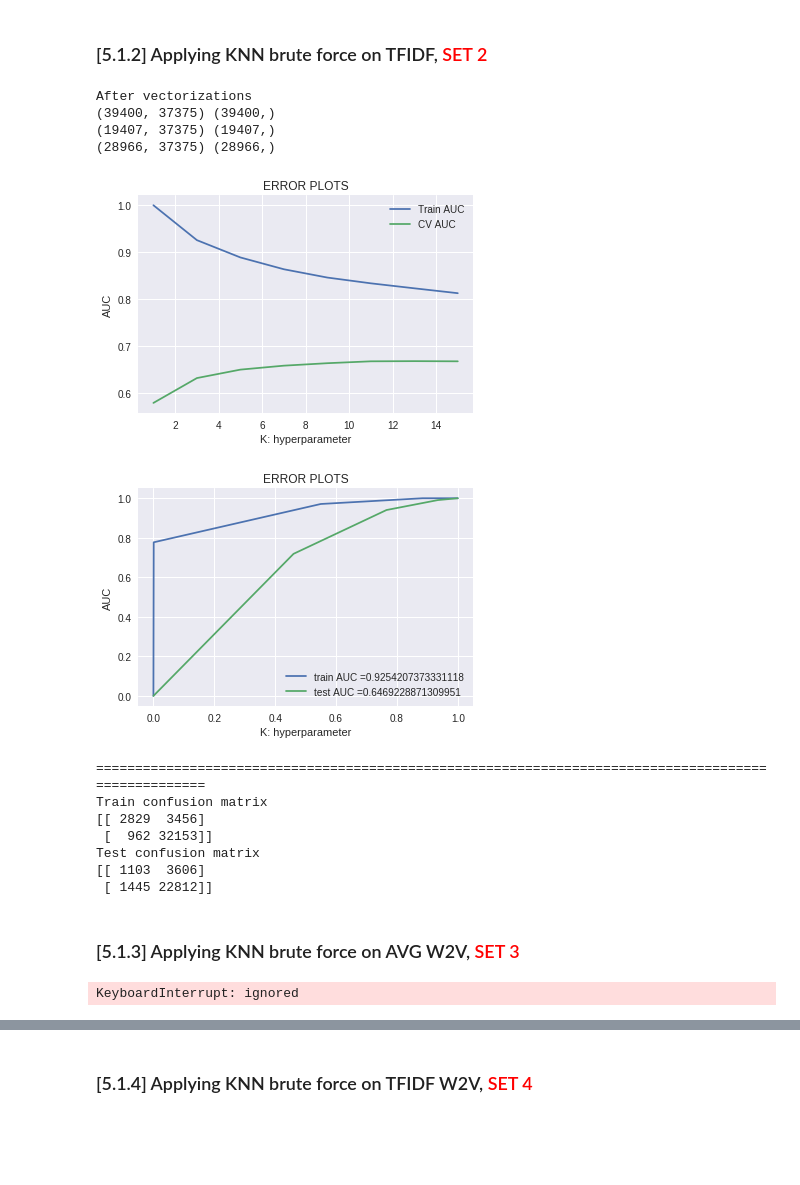
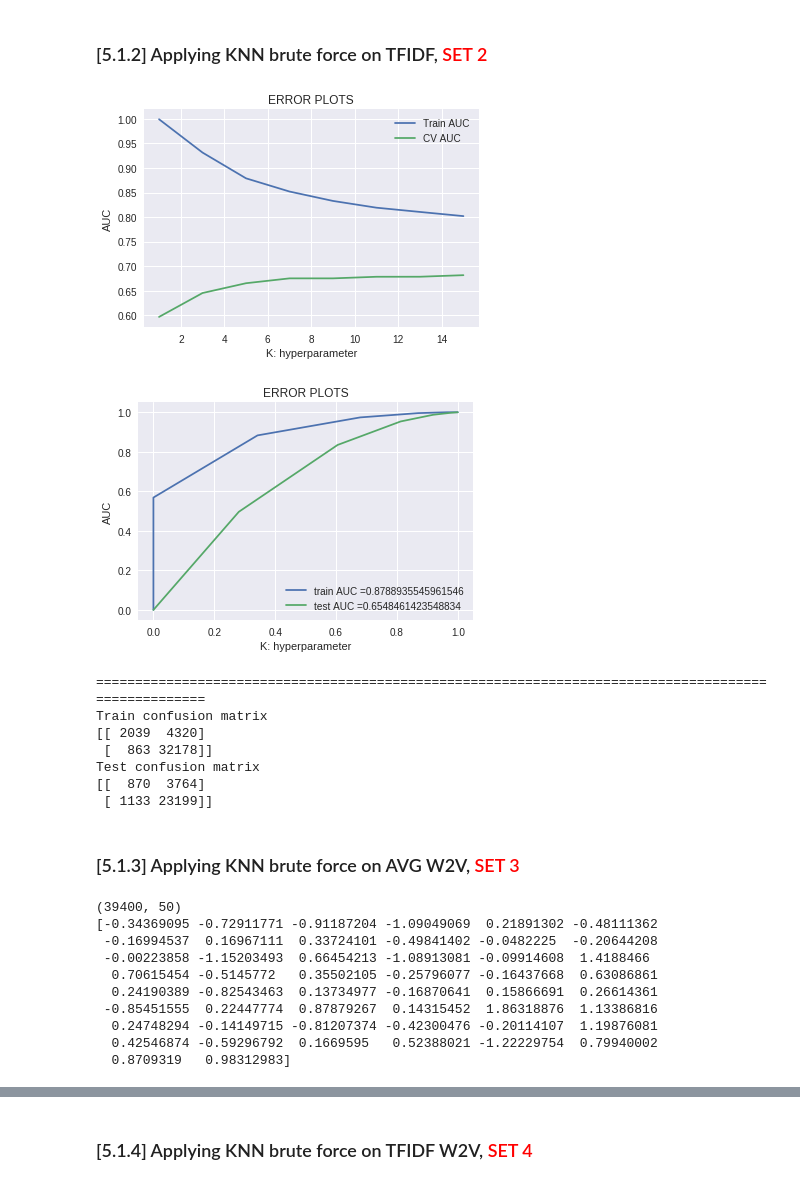
Before and after one commit to gopalkalpande/Assignments_ML, a Jupyter notebook: KNN.ipynb, the cells around one changed output, grey strips where cells are left out. Cells and saved outputs as stored; diff of their text form; code cells hidden in the pictures; blank space fills up the shorter version.

```diff
--- a/KNN.ipynb
+++ b/KNN.ipynb
@@ -118,7 +124,7 @@ con = sqlite3.connect('database.sqlite')
 # filtered_data = pd.read_sql_query(""" SELECT * FROM Reviews WHERE Score != 3 LIMIT 500000""", con)
 # for tsne assignment you can take 5k data points
 
-filtered_data = pd.read_sql_query(""" SELECT * FROM Reviews WHERE Score != 3 LIMIT 100000""", con)
+filtered_data = pd.read_sql_query(" SELECT * FROM Reviews WHERE Score != 3 LIMIT 100000", con)
 
 # Give reviews with Score>3 a positive rating(1), and reviews with a score<3 a negative rating(0).
 def partition(x):
@@ -706,7 +708,7 @@ train_auc = []
 cv_auc = []
 K = [1, 3, 5, 7, 9, 11, 13, 15]
 for i in K:
-    neigh = KNeighborsClassifier(n_neighbors=i)
+    neigh = KNeighborsClassifier(n_neighbors=i, algorithm = 'brute')
     neigh.fit(X_train_bow, y_train)
     # roc_auc_score(y_true, y_score) the 2nd parameter should be probability estimates of the positive class
     # not the predicted outputs
@@ -717,7 +719,9 @@ for i in K:
     cv_auc.append(roc_auc_score(y_cv, y_cv_pred))
 
 plt.plot(K, train_auc, label='Train AUC')
+plt.scatter(K, train_auc, label='Train AUC')
 plt.plot(K, cv_auc, label='CV AUC')
+plt.scatter(K, cv_auc, label='CV AUC')
 plt.legend()
 plt.xlabel("K: hyperparameter")
 plt.ylabel("AUC")
@@ -728,10 +732,10 @@ plt.show()
 # %%
-best_k = 3
+best_k = 5
 # %%
 from sklearn.metrics import roc_curve, auc
 
 
-neigh = KNeighborsClassifier(n_neighbors=best_k)
+neigh = KNeighborsClassifier(n_neighbors=best_k, algorithm = 'brute')
 neigh.fit(X_train_bow, y_train)
 # roc_auc_score(y_true, y_score) the 2nd parameter should be probability estimates of the positive class
 # not the predicted outputs
@@ -780,11 +784,6 @@ print("After vectorizations")
 print(X_train_tfidf.shape, y_train.shape)
 print(X_cv_tfidf.shape, y_cv.shape)
 print(X_test_tfidf.shape, y_test.shape)
-# %% [output]
-After vectorizations
-(39400, 37375) (39400,)
-(19407, 37375) (19407,)
-(28966, 37375) (28966,)
 # %%
 from sklearn.neighbors import KNeighborsClassifier
 from sklearn.metrics import roc_auc_score
@@ -794,33 +793,33 @@ y_true : array, shape = [n_samples] or [n_samples, n_classes]
 True binary labels or binary label indicators.
 
 y_score : array, shape = [n_samples] or [n_samples, n_classes]
 Target scores, can either be probability estimates of the positive class, confidence values, or non-thresholded measure of
 decisions (as returned by “decision_function” on some classifiers).
 For binary y_true, y_score is supposed to be the score of the class with greater label.
 
 """
 
 train_auc = []
 cv_auc = []
 K = [1, 3, 5, 7, 9, 11, 13, 15]
 for i in K:
-    neigh = KNeighborsClassifier(n_neighbors=i)
+    neigh = KNeighborsClassifier(n_neighbors=i, algorithm = 'brute')
     neigh.fit(X_train_tfidf, y_train)
     # roc_auc_score(y_true, y_score) the 2nd parameter should be probability estimates of the positive class
     # not the predicted outputs
     y_train_pred =  neigh.predict_proba(X_train_tfidf)[:,1]
     y_cv_pred =  neigh.predict_proba(X_cv_tfidf)[:,1]
 
     train_auc.append(roc_auc_score(y_train,y_train_pred))
     cv_auc.append(roc_auc_score(y_cv, y_cv_pred))
 
 plt.plot(K, train_auc, label='Train AUC')
 plt.plot(K, cv_auc, label='CV AUC')
 plt.legend()
 plt.xlabel("K: hyperparameter")
 plt.ylabel("AUC")
 plt.title("ERROR PLOTS")
 plt.show()
 # %% [output]
-[figure, old version]
+[figure, new version]
 # %%
@@ -829,7 +828,7 @@ best_k = 3
 from sklearn.metrics import roc_curve, auc
 
 
-neigh = KNeighborsClassifier(n_neighbors=best_k)
+neigh = KNeighborsClassifier(n_neighbors=best_k, algorithm = 'brute')
 neigh.fit(X_train_tfidf, y_train)
 # roc_auc_score(y_true, y_score) the 2nd parameter should be probability estimates of the positive class
 # not the predicted outputs
@@ -853,13 +852,13 @@ print(confusion_matrix(y_train, neigh.predict(X_train_tfidf)))
 print("Test confusion matrix")
 print(confusion_matrix(y_test, neigh.predict(X_test_tfidf)))
 # %% [output]
-[figure, old version]
+[figure, new version]
 ====================================================================================================
 Train confusion matrix
-[[ 2829  3456]
- [  962 32153]]
+[[ 2039  4320]
+ [  863 32178]]
 Test confusion matrix
-[[ 1103  3606]
- [ 1445 22812]]
+[[  870  3764]
+ [ 1133 23199]]
 # %% [markdown]
 ### [5.1.3] Applying KNN brute force on AVG W2V,<font color='red'> SET 3</font>
@@ -884,7 +888,16 @@ X_train_avg_w2v = np.array(sent_vectors_train)
 print(X_train_avg_w2v.shape)
 print(X_train_avg_w2v[0])
 # %% [output]
-KeyboardInterrupt: ignored
+(39400, 50)
+[-0.34369095 -0.72911771 -0.91187204 -1.09049069  0.21891302 -0.48111362
+ -0.16994537  0.16967111  0.33724101 -0.49841402 -0.0482225  -0.20644208
+ -0.00223858 -1.15203493  0.66454213 -1.08913081 -0.09914608  1.4188466
+  0.70615454 -0.5145772   0.35502105 -0.25796077 -0.16437668  0.63086861
+  0.24190389 -0.82543463  0.13734977 -0.16870641  0.15866691  0.26614361
+ -0.85451555  0.22447774  0.87879267  0.14315452  1.86318876  1.13386816
+  0.24748294 -0.14149715 -0.81207374 -0.42300476 -0.20114107  1.19876081
+  0.42546874 -0.59296792  0.1669595   0.52388021 -1.22229754  0.79940002
+  0.8709319   0.98312983]
 # %%
 i=0
 list_of_sentance_cv=[]
```
Also changed, not shown: parts of 30 cells of this notebook.
